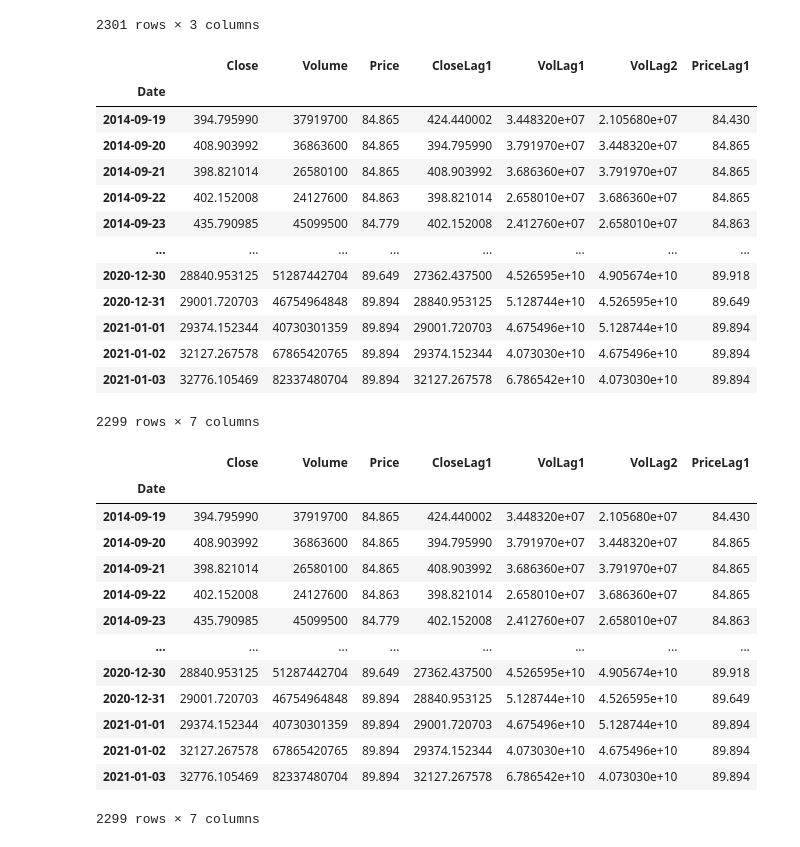
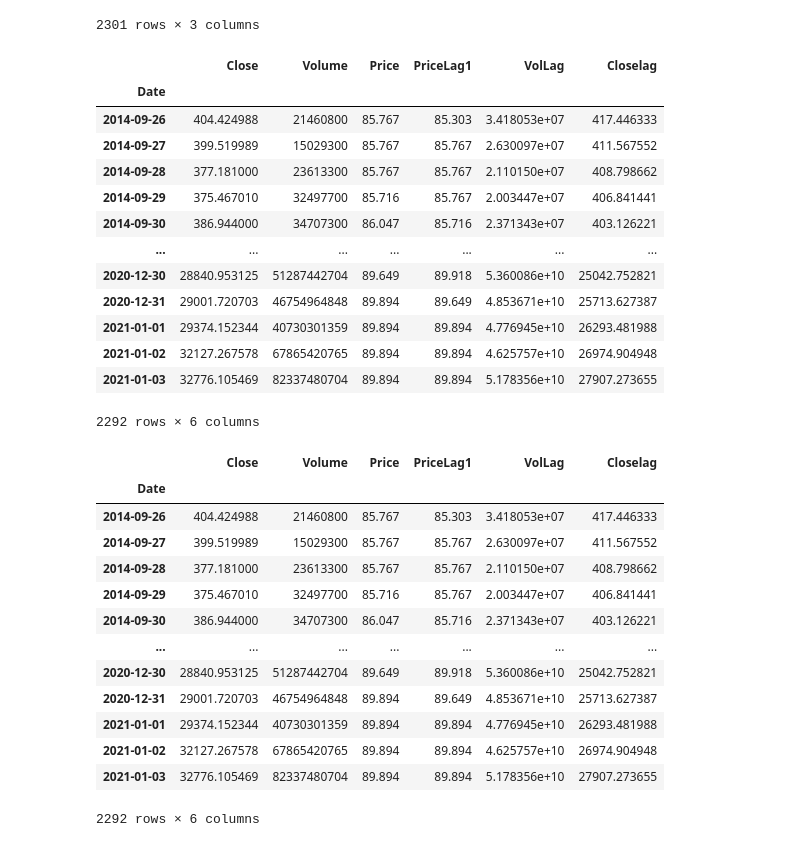
Before and after one commit to faizanamir01/CS-361-ML-Final-Project, a Jupyter notebook: linearreg.ipynb, the cells around one changed output. Saved outputs shown, nothing was run; the diff lists cells and outputs as text; code cells hidden in the pictures.

```diff
--- a/linearreg.ipynb
+++ b/linearreg.ipynb
@@ -250,26 +250,40 @@ df
 #     plotcharts(join_norm.iloc[:,i].dropna(), title=join_norm.columns[i], lags=48)
 # %%
 df['CloseLag1'] = df['Close'].shift(1)
+df['CloseLag2']=df['Close'].shift(2)
+df['CloseLag3']=df['Close'].shift(3)
+df['CloseLag4']=df['Close'].shift(4)
+df['CloseLag5']=df['Close'].shift(5)
+df['CloseLag6']=df['Close'].shift(6)
+df['CloseLag7']=df['Close'].shift(7)
+df['CloseLag8']=df['Close'].shift(8)
+df['CloseLag9']=df['Close'].shift(9)
 df['VolLag1'] = df['Volume'].shift(1)
 df['VolLag2'] = df['Volume'].shift(2)
+df['VolLag3'] = df['Volume'].shift(3)
 df['PriceLag1'] = df['Price'].shift(1)
 df=df.dropna()
+df['VolLag']=df[['VolLag1','VolLag2','VolLag3']].mean(axis=1)
+df['Closelag'] = df[['CloseLag1', 'CloseLag2', 'CloseLag3', 'CloseLag4', 'CloseLag5', 'CloseLag6', 'CloseLag7','CloseLag8', 'CloseLag9']].mean(axis=1)
+df.drop(columns=['CloseLag1', 'CloseLag2', 'CloseLag3', 'CloseLag4', 'CloseLag5', 'CloseLag6', 'CloseLag7','CloseLag8', 'CloseLag9'], inplace=True)
+df.drop(columns=['VolLag1','VolLag2','VolLag3'], inplace=True)
+df.dropna(inplace=True)
 df
 # %% [output]
-|  | Close | Volume | Price | CloseLag1 | VolLag1 | VolLag2 | PriceLag1 |
-| Date |  |  |  |  |  |  |  |
-| 2014-09-19 | 394.795990 | 37919700 | 84.865 | 424.440002 | 3.448320e+07 | 2.105680e+07 | 84.430 |
-| 2014-09-20 | 408.903992 | 36863600 | 84.865 | 394.795990 | 3.791970e+07 | 3.448320e+07 | 84.865 |
-| 2014-09-21 | 398.821014 | 26580100 | 84.865 | 408.903992 | 3.686360e+07 | 3.791970e+07 | 84.865 |
-| 2014-09-22 | 402.152008 | 24127600 | 84.863 | 398.821014 | 2.658010e+07 | 3.686360e+07 | 84.865 |
-| 2014-09-23 | 435.790985 | 45099500 | 84.779 | 402.152008 | 2.412760e+07 | 2.658010e+07 | 84.863 |
-| ... | ... | ... | ... | ... | ... | ... | ... |
-| 2020-12-30 | 28840.953125 | 51287442704 | 89.649 | 27362.437500 | 4.526595e+10 | 4.905674e+10 | 89.918 |
-| 2020-12-31 | 29001.720703 | 46754964848 | 89.894 | 28840.953125 | 5.128744e+10 | 4.526595e+10 | 89.649 |
-| 2021-01-01 | 29374.152344 | 40730301359 | 89.894 | 29001.720703 | 4.675496e+10 | 5.128744e+10 | 89.894 |
-| 2021-01-02 | 32127.267578 | 67865420765 | 89.894 | 29374.152344 | 4.073030e+10 | 4.675496e+10 | 89.894 |
-| 2021-01-03 | 32776.105469 | 82337480704 | 89.894 | 32127.267578 | 6.786542e+10 | 4.073030e+10 | 89.894 |
+|  | Close | Volume | Price | PriceLag1 | VolLag | Closelag |
+| Date |  |  |  |  |  |  |
+| 2014-09-26 | 404.424988 | 21460800 | 85.767 | 85.303 | 3.418053e+07 | 417.446333 |
+| 2014-09-27 | 399.519989 | 15029300 | 85.767 | 85.767 | 2.630097e+07 | 411.567552 |
+| 2014-09-28 | 377.181000 | 23613300 | 85.767 | 85.767 | 2.110150e+07 | 408.798662 |
+| 2014-09-29 | 375.467010 | 32497700 | 85.716 | 85.767 | 2.003447e+07 | 406.841441 |
+| 2014-09-30 | 386.944000 | 34707300 | 86.047 | 85.716 | 2.371343e+07 | 403.126221 |
+| ... | ... | ... | ... | ... | ... | ... |
+| 2020-12-30 | 28840.953125 | 51287442704 | 89.649 | 89.918 | 5.360086e+10 | 25042.752821 |
+| 2020-12-31 | 29001.720703 | 46754964848 | 89.894 | 89.649 | 4.853671e+10 | 25713.627387 |
+| 2021-01-01 | 29374.152344 | 40730301359 | 89.894 | 89.894 | 4.776945e+10 | 26293.481988 |
+| 2021-01-02 | 32127.267578 | 67865420765 | 89.894 | 89.894 | 4.625757e+10 | 26974.904948 |
+| 2021-01-03 | 32776.105469 | 82337480704 | 89.894 | 89.894 | 5.178356e+10 | 27907.273655 |
-2299 rows × 7 columns
+2292 rows × 6 columns
 # %%
 #importing xgboost and train_test_split
 
@@ -283,20 +297,20 @@ from sklearn.linear_model import LinearRegression
 log_diff=df
 log_diff
 # %% [output]
-|  | Close | Volume | Price | CloseLag1 | VolLag1 | VolLag2 | PriceLag1 |
-| Date |  |  |  |  |  |  |  |
-| 2014-09-19 | 394.795990 | 37919700 | 84.865 | 424.440002 | 3.448320e+07 | 2.105680e+07 | 84.430 |
-| 2014-09-20 | 408.903992 | 36863600 | 84.865 | 394.795990 | 3.791970e+07 | 3.448320e+07 | 84.865 |
-| 2014-09-21 | 398.821014 | 26580100 | 84.865 | 408.903992 | 3.686360e+07 | 3.791970e+07 | 84.865 |
-| 2014-09-22 | 402.152008 | 24127600 | 84.863 | 398.821014 | 2.658010e+07 | 3.686360e+07 | 84.865 |
-| 2014-09-23 | 435.790985 | 45099500 | 84.779 | 402.152008 | 2.412760e+07 | 2.658010e+07 | 84.863 |
-| ... | ... | ... | ... | ... | ... | ... | ... |
-| 2020-12-30 | 28840.953125 | 51287442704 | 89.649 | 27362.437500 | 4.526595e+10 | 4.905674e+10 | 89.918 |
-| 2020-12-31 | 29001.720703 | 46754964848 | 89.894 | 28840.953125 | 5.128744e+10 | 4.526595e+10 | 89.649 |
-| 2021-01-01 | 29374.152344 | 40730301359 | 89.894 | 29001.720703 | 4.675496e+10 | 5.128744e+10 | 89.894 |
-| 2021-01-02 | 32127.267578 | 67865420765 | 89.894 | 29374.152344 | 4.073030e+10 | 4.675496e+10 | 89.894 |
-| 2021-01-03 | 32776.105469 | 82337480704 | 89.894 | 32127.267578 | 6.786542e+10 | 4.073030e+10 | 89.894 |
+|  | Close | Volume | Price | PriceLag1 | VolLag | Closelag |
+| Date |  |  |  |  |  |  |
+| 2014-09-26 | 404.424988 | 21460800 | 85.767 | 85.303 | 3.418053e+07 | 417.446333 |
+| 2014-09-27 | 399.519989 | 15029300 | 85.767 | 85.767 | 2.630097e+07 | 411.567552 |
+| 2014-09-28 | 377.181000 | 23613300 | 85.767 | 85.767 | 2.110150e+07 | 408.798662 |
+| 2014-09-29 | 375.467010 | 32497700 | 85.716 | 85.767 | 2.003447e+07 | 406.841441 |
+| 2014-09-30 | 386.944000 | 34707300 | 86.047 | 85.716 | 2.371343e+07 | 403.126221 |
+| ... | ... | ... | ... | ... | ... | ... |
+| 2020-12-30 | 28840.953125 | 51287442704 | 89.649 | 89.918 | 5.360086e+10 | 25042.752821 |
+| 2020-12-31 | 29001.720703 | 46754964848 | 89.894 | 89.649 | 4.853671e+10 | 25713.627387 |
+| 2021-01-01 | 29374.152344 | 40730301359 | 89.894 | 89.894 | 4.776945e+10 | 26293.481988 |
+| 2021-01-02 | 32127.267578 | 67865420765 | 89.894 | 89.894 | 4.625757e+10 | 26974.904948 |
+| 2021-01-03 | 32776.105469 | 82337480704 | 89.894 | 89.894 | 5.178356e+10 | 27907.273655 |
-2299 rows × 7 columns
+2292 rows × 6 columns
 # %%
 # Splitting the dataset into training & test subsets
 
```
Also changed, not shown: parts of 23 cells of this notebook.
